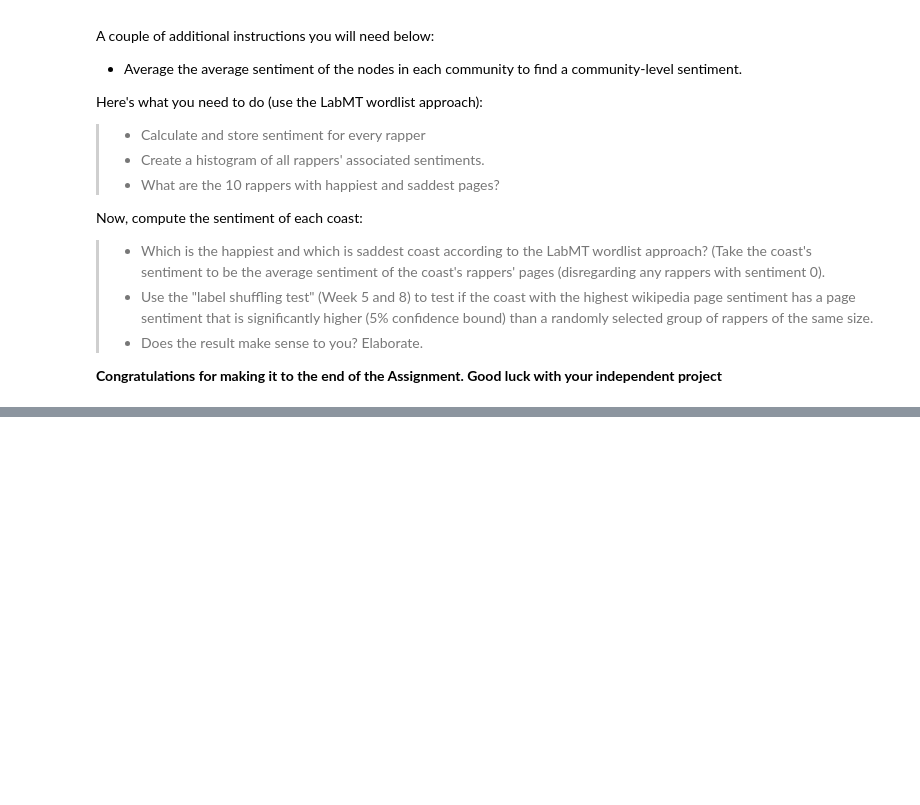
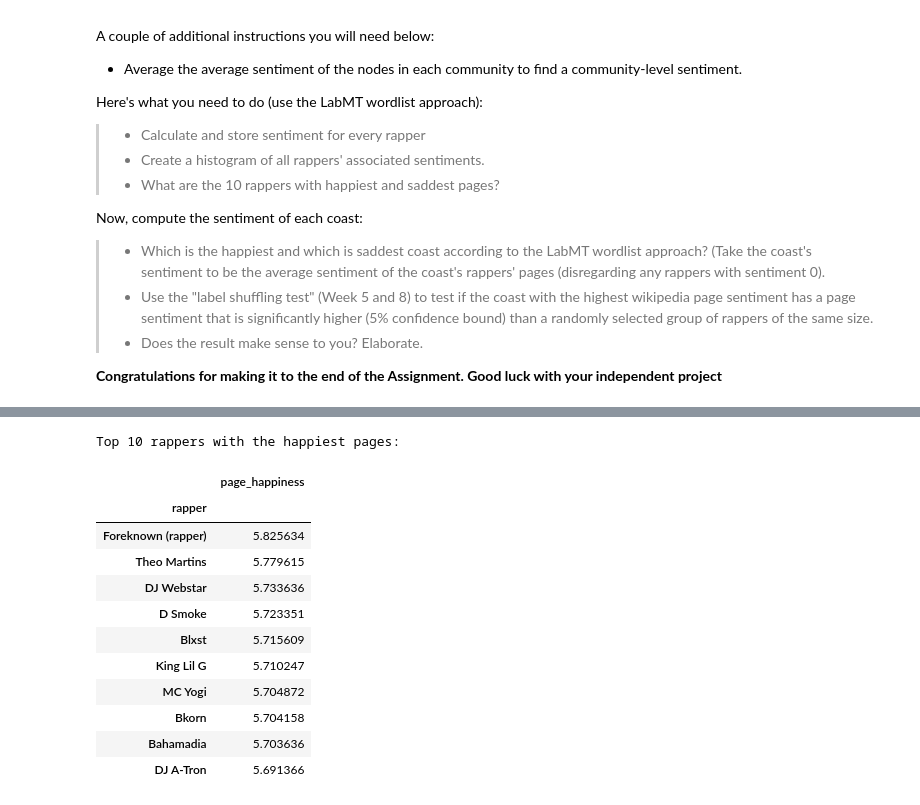
Before and after one commit to andste97/socialgraphs2023f-project, a Jupyter notebook: assignments/Assignment2.ipynb, the cells around one changed output, grey strips where cells are left out. Cells and saved outputs as stored; diff of their text form; code cells hidden in the pictures; blank space fills up the shorter version.

```diff
--- a/assignments/Assignment2.ipynb
+++ b/assignments/Assignment2.ipynb
@@ -556,0 +609,14 @@ Now, compute the sentiment of each coast:
+# %%
+def sentiment(tokens):
+    if(len(tokens) == 0):
+        return
+    freq = FreqDist(tokens)
+
+    # filter for the vocabulary we can evaluate with LabMT
+    vocab = list(filter(lambda word: word in labMT.index, np.unique(tokens)))
+
+    # array of each token's average happiness weighted by the token's frequency
+    weighted_happiness = np.fromiter((freq[word] * labMT.loc[word].happiness_average for word in vocab), dtype=float)
+    # each token's frequency
+    word_frequencies = np.fromiter((freq[word] for word in vocab), dtype=float)
+    return np.sum(weighted_happiness) / np.sum(word_frequencies)
@@ -556,0 +685,17 @@ Now, compute the sentiment of each coast:
+# %%
+print("Top 10 rappers with the happiest pages:")
+sentiments_df.sort_values("page_happiness", ascending=False).head(10)
+# %% [output]
+Top 10 rappers with the happiest pages:
+|  | page_happiness |
+| rapper |  |
+| Foreknown (rapper) | 5.825634 |
+| Theo Martins | 5.779615 |
+| DJ Webstar | 5.733636 |
+| D Smoke | 5.723351 |
+| Blxst | 5.715609 |
+| King Lil G | 5.710247 |
+| MC Yogi | 5.704872 |
+| Bkorn | 5.704158 |
+| Bahamadia | 5.703636 |
+| DJ A-Tron | 5.691366 |
```
Also changed, not shown: parts of 22 cells of this notebook, 1 other file.
